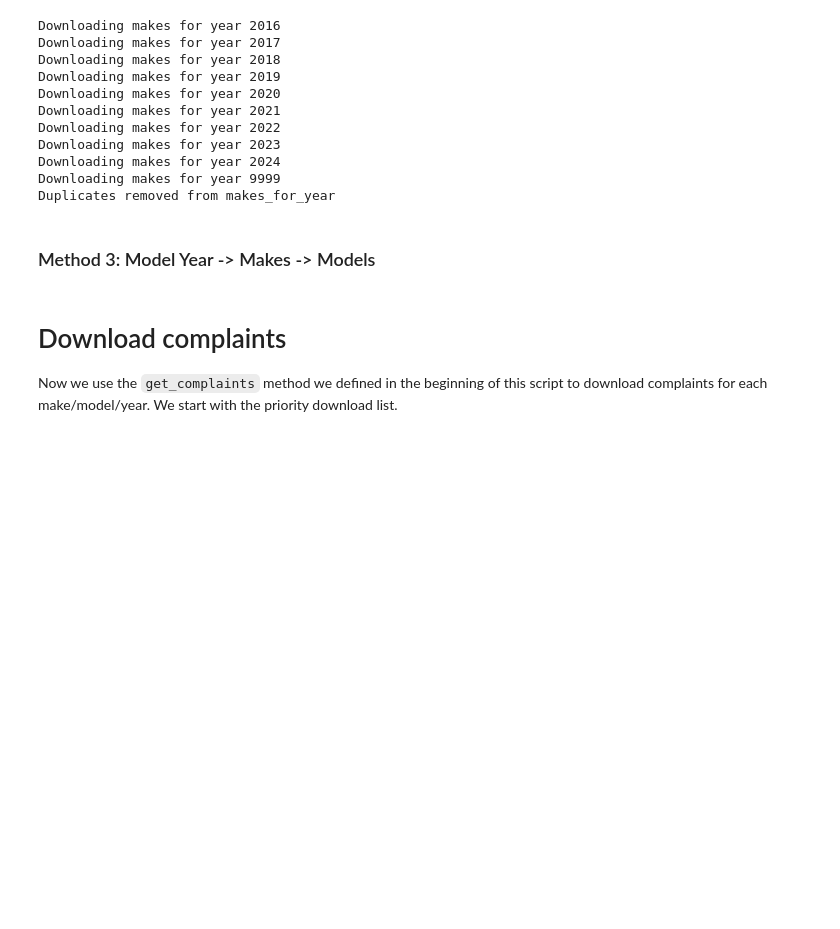
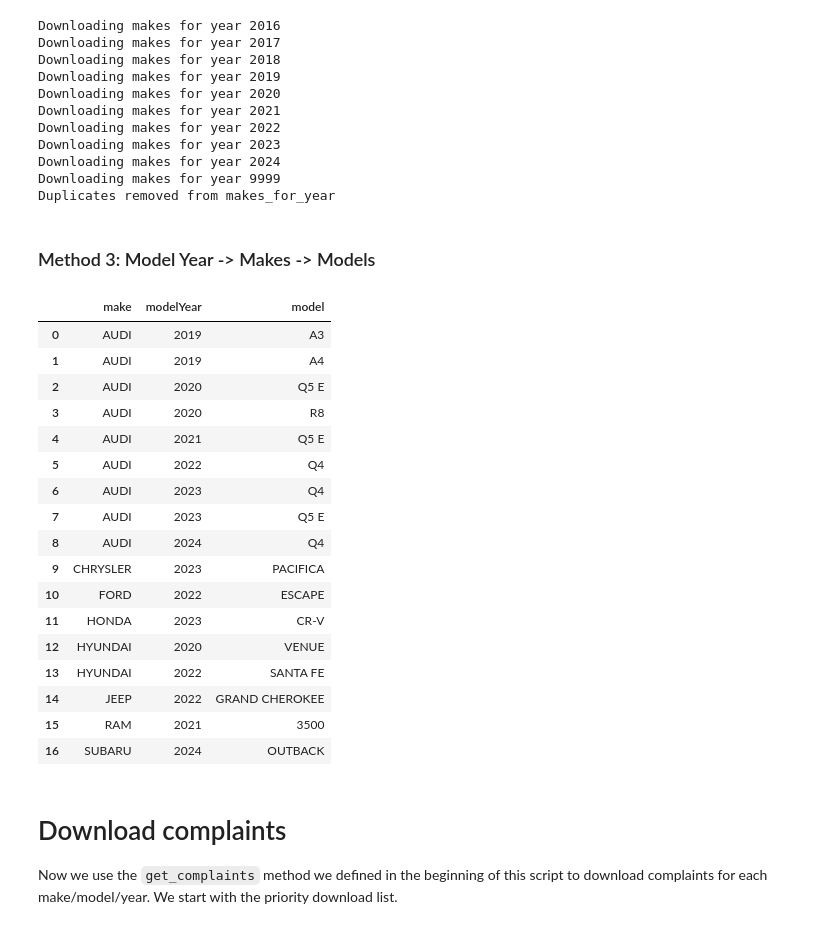
Before and after one commit to alshival/tesla_fsd_investigation, a Jupyter notebook: testing.ipynb, the cells around one changed output. Cells and saved outputs as stored; diff of their text form; code cells hidden in the pictures; blank space fills up the shorter version.

```diff
--- a/testing.ipynb
+++ b/testing.ipynb
@@ -163,6 +465,27 @@ if len(all_models) > 0:
     df['updated_on'] = date.today()
     df.to_sql('models_for_make_year',db,index=False,if_exists='append')
     pg_clean_table('models_for_make_year')
+# %%
+make_model_year
+# %% [output]
+|  | make | modelYear | model |
+| 0 | AUDI | 2019 | A3 |
+| 1 | AUDI | 2019 | A4 |
+| 2 | AUDI | 2020 | Q5 E |
+| 3 | AUDI | 2020 | R8 |
+| 4 | AUDI | 2021 | Q5 E |
+| 5 | AUDI | 2022 | Q4 |
+| 6 | AUDI | 2023 | Q4 |
+| 7 | AUDI | 2023 | Q5 E |
+| 8 | AUDI | 2024 | Q4 |
+| 9 | CHRYSLER | 2023 | PACIFICA |
+| 10 | FORD | 2022 | ESCAPE |
+| 11 | HONDA | 2023 | CR-V |
+| 12 | HYUNDAI | 2020 | VENUE |
+| 13 | HYUNDAI | 2022 | SANTA FE |
+| 14 | JEEP | 2022 | GRAND CHEROKEE |
+| 15 | RAM | 2021 | 3500 |
+| 16 | SUBARU | 2024 | OUTBACK |
 # %%
 # Function to get all Models for the Make and Model Year
 def get_models_for_make_year(make, year):
```
Also changed, not shown: parts of 3 cells of this notebook, 2 other files.
